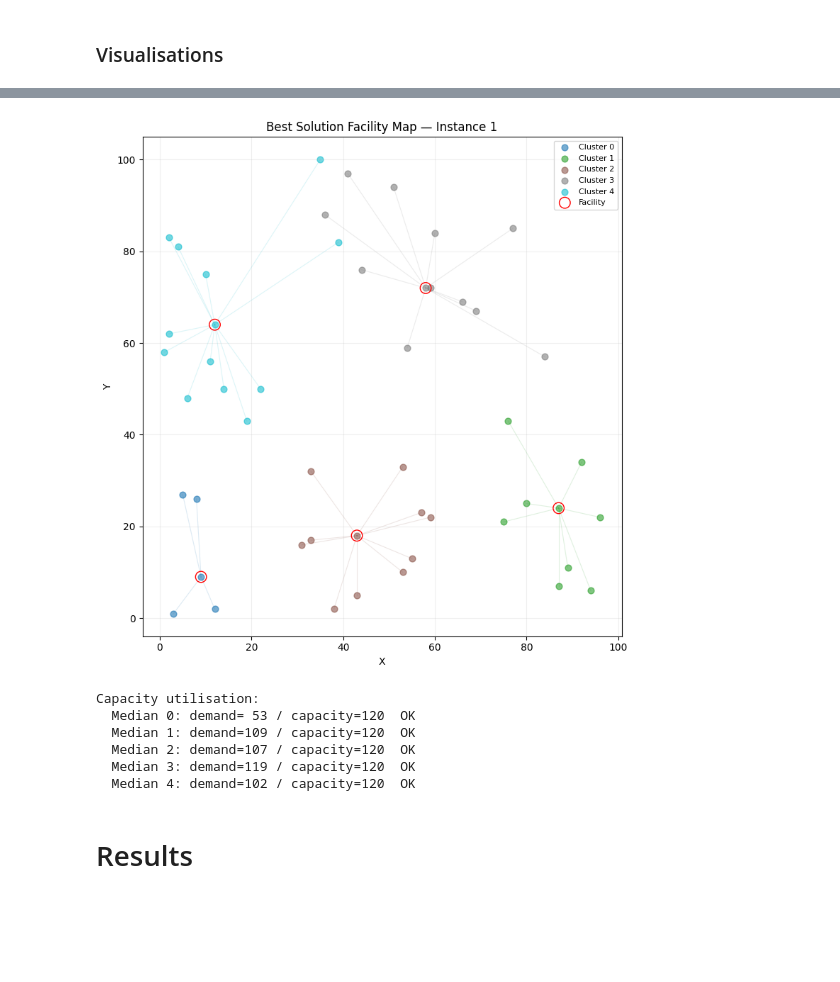
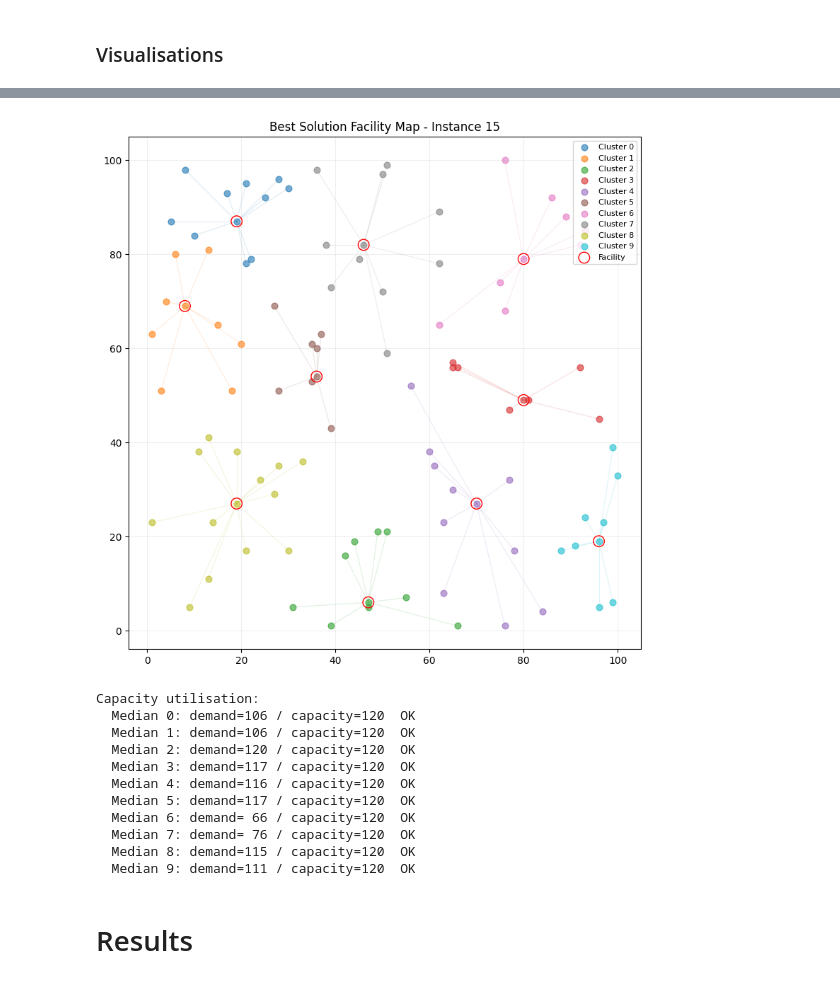
Before and after one commit to andrej-kutny/iops-NSGA-SPEA, a Jupyter notebook: iops-nsga-spea-giustacchini-kutny.ipynb, the cells around one changed output, grey strips where cells are left out. Drawn from its saved outputs; the diff is of its cells as text; code cells hidden in the pictures; blank space fills up the shorter version.

```diff
--- a/iops-nsga-spea-giustacchini-kutny.ipynb
+++ b/iops-nsga-spea-giustacchini-kutny.ipynb
@@ -8,7 +8,7 @@ from dataclasses import dataclass
 from abc import ABC, abstractmethod
 
 np.random.seed(12345)
-FINE_TUNE_SPEA = True
+FINE_TUNE_SPEA = 100
 # %% [markdown]
 ## Preprocessing
 # %%
@@ -176,7 +176,7 @@ class MinImprovement(StoppingCriterion):
         assert window > 0, "window must be > 0"
         assert 0 <= min_pct < 1, "min_pct must be in [0, 1)"
         self.window = window
-        self.min_pct = min_pct
+        self.min_pct = np.clip(min_pct, 1e-15, 1. - 1e-15)
         self._buf: np.ndarray = np.empty(0)
     def reset(self):
         self._buf = np.empty(0)
@@ -189,7 +189,7 @@ class MinImprovement(StoppingCriterion):
         if oldest == 0:
             return False
         improvement = (oldest - current) / oldest
-        return improvement < self.min_pct
+        return improvement <= self.min_pct
     def __repr__(self):
         return f"MinImprovement(window={self.window}, min_pct={self.min_pct})"
 
@@ -769,15 +819,12 @@ if FINE_TUNE_SPEA:
 # %%
-# Run SPEA2 on instance 1 (50 customers, 5 medians)
-inst1 = load_instance(1)
 result = spea2(
-    inst1,
+    inst,
     pop_size=best_pop_size,
     archive_size=best_archive_size,
     stopping_criteria=[
-        MaxGenerations(500),
-        TimeLimit(120),
-        MinImprovement(50, min_pct=0.05),
-        TargetObjective(inst1.best_known),
+        TimeLimit(60 * 5),
+        MinImprovement(50, min_pct=0.),
+        TargetObjective(inst.best_known),
     ],
     penalty_weight=best_penalty,
     seed=best_seed,
@@ -788,5 +835,5 @@ print(f"\nGenerations run:         {result['generations_run']}")
 print(f"Final Pareto front size: {len(result['front'])}")
 print(f"Best service distance:   {our_distance:.1f}")
 print(f"Best dispersion:         {(-result['front_objectives'][:, 1]).max():.1f}")
-print(f"Known best (single-obj): {inst1.best_known}")
+print(f"Known best (single-obj): {inst.best_known}")
 # %% [output]
@@ -874,54 +928,57 @@ plt.show()
 # %%
-# Facility map — best solution (lowest service distance) from the Pareto front
+# Facility map - best solution (lowest service distance) from the Pareto front
 best_idx = np.argmin(result["front_raw_dists"])
 best_ind = result["front"][best_idx]
-best_fac = compute_facility_locations(best_ind, inst1.coords, inst1.num_medians)
+best_fac = compute_facility_locations(best_ind, inst.coords, inst.num_medians)
 
 fig, ax = plt.subplots(figsize=(8, 8))
-cmap = plt.colormaps.get_cmap("tab10").resampled(inst1.num_medians)
+cmap = plt.colormaps.get_cmap("tab10").resampled(inst.num_medians)
 
-for m in range(inst1.num_medians):
+for m in range(inst.num_medians):
     mask = best_ind == m
     ax.scatter(
-        inst1.coords[mask, 0], inst1.coords[mask, 1],
+        inst.coords[mask, 0], inst.coords[mask, 1],
         color=cmap(m), alpha=0.6, s=40, label=f"Cluster {m}"
     )
     # Draw lines from customers to their facility
     for ci in np.where(mask)[0]:
         ax.plot(
-            [inst1.coords[ci, 0], best_fac[m, 0]],
-            [inst1.coords[ci, 1], best_fac[m, 1]],
+            [inst.coords[ci, 0], best_fac[m, 0]],
+            [inst.coords[ci, 1], best_fac[m, 1]],
             color=cmap(m), alpha=0.15, linewidth=0.8
         )
 
 # Facility locations as stars
 ax.scatter(
     best_fac[:, 0], best_fac[:, 1],
     marker="o", s=125, color="red", facecolors='none', zorder=10, label="Facility"
 )
 
-ax.set_xlabel("X")
-ax.set_ylabel("Y")
-ax.set_title(f"Best Solution Facility Map — Instance {inst1.instance_id}")
+ax.set_title(f"Best Solution Facility Map - Instance {inst.instance_id}")
 ax.legend(loc="upper right", fontsize=8)
 ax.grid(True, alpha=0.2)
 ax.set_aspect("equal")
 plt.tight_layout()
 plt.show()
 
 # Print capacity utilisation
 print("Capacity utilisation:")
-for m in range(inst1.num_medians):
-    demand = inst1.demands[best_ind == m].sum()
-    print(f"  Median {m}: demand={demand:3d} / capacity={inst1.capacity}  "
-          f"{'VIOLATED' if demand > inst1.capacity else 'OK'}")
+for m in range(inst.num_medians):
+    demand = inst.demands[best_ind == m].sum()
+    print(f"  Median {m}: demand={demand:3d} / capacity={inst.capacity}  "
+          f"{'VIOLATED' if demand > inst.capacity else 'OK'}")
 # %% [output]
-[figure, old version]
+[figure, new version]
 Capacity utilisation:
-  Median 0: demand= 53 / capacity=120  OK
-  Median 1: demand=109 / capacity=120  OK
-  Median 2: demand=107 / capacity=120  OK
-  Median 3: demand=119 / capacity=120  OK
-  Median 4: demand=102 / capacity=120  OK
+  Median 0: demand=106 / capacity=120  OK
+  Median 1: demand=106 / capacity=120  OK
+  Median 2: demand=120 / capacity=120  OK
+  Median 3: demand=117 / capacity=120  OK
+  Median 4: demand=116 / capacity=120  OK
+  Median 5: demand=117 / capacity=120  OK
+  Median 6: demand= 66 / capacity=120  OK
+  Median 7: demand= 76 / capacity=120  OK
+  Median 8: demand=115 / capacity=120  OK
+  Median 9: demand=111 / capacity=120  OK
 # %% [markdown]
 # Results
```
Also changed, not shown: parts of 9 cells of this notebook.
